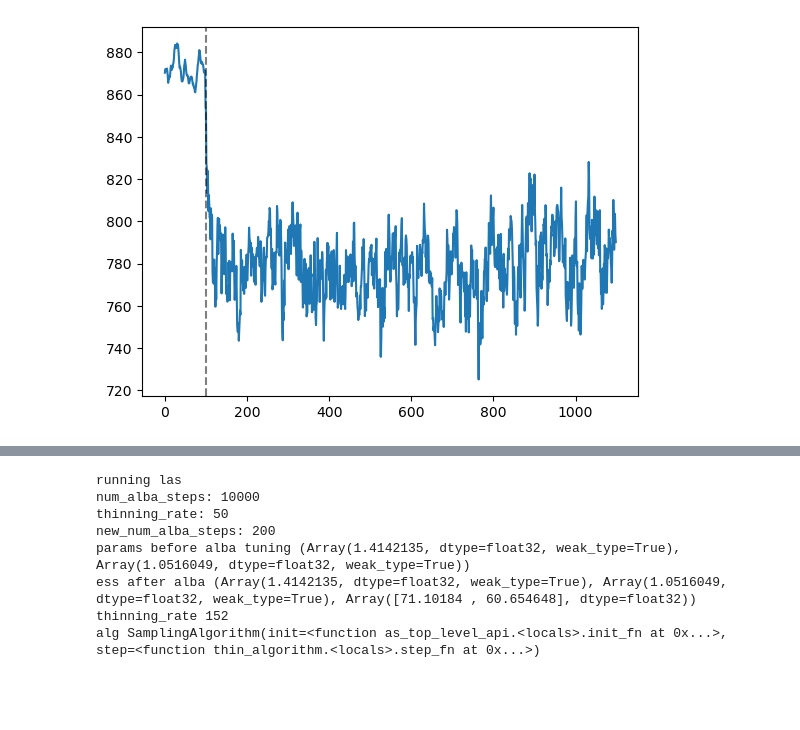
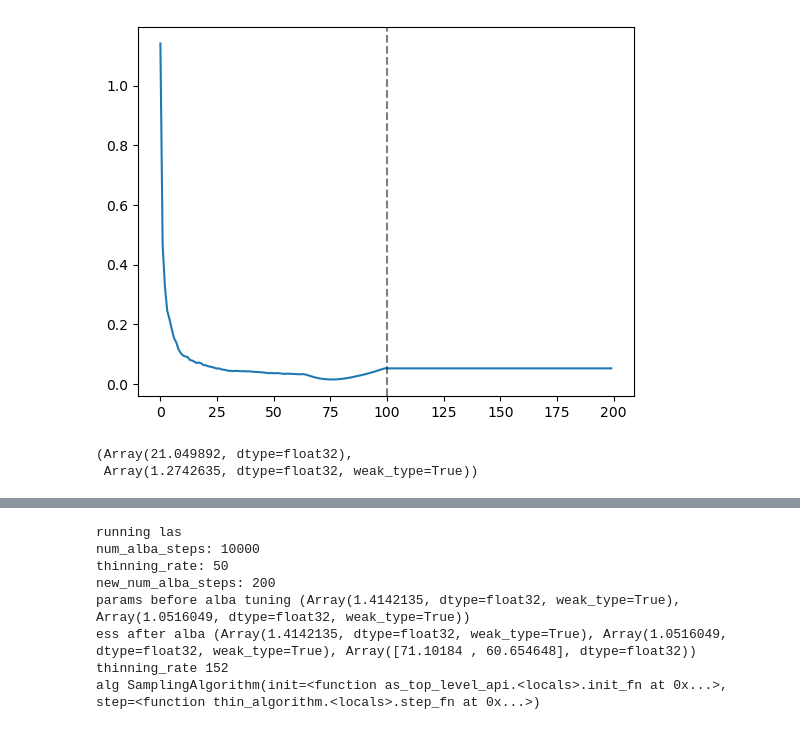
Before and after one commit to reubenharry/sampler-benchmarks, a Jupyter notebook: sampler-comparison/sampler_comparison/samplers/las.ipynb, the cells around one changed output, grey strips where cells are left out. Saved outputs shown, nothing was run; the diff lists cells and outputs as text; code cells hidden in the pictures; blank space fills up the shorter version.

```diff
--- a/sampler-comparison/sampler_comparison/samplers/las.ipynb
+++ b/sampler-comparison/sampler_comparison/samplers/las.ipynb
@@ -46,14 +322,15 @@ E0000 00:00:1761929691.038865  170820 cuda_blas.cc:1418] Unable to register cuBL
 # %%
 # run las on banana
 # model = IllConditionedGaussian(ndims=2, condition_number=1, eigenvalues='log')
-model = stochastic_volatility_mams_paper
 # num_steps1 = 1000
-num_adjusted_steps = 1000
-num_chains = 200
-diagonal_preconditioning = True
+num_adjusted_steps = 100
+num_chains = 100
+diagonal_preconditioning = False
 print("running las")
+# sampler = las(num_adjusted_steps, num_chains, diagonal_preconditioning, target_eevpd=2e-8)
 sampler = las(num_adjusted_steps, num_chains, diagonal_preconditioning, target_eevpd=5e-4)
 unadjusted_samples, adjusted_samples, infos, num_steps_unadjusted, step_sizes = sampler(model, key=jax.random.key(0))
+# unadjusted_samples = sampler(model, key=jax.random.key(0))
 # print(samples)
 # print(samples.shape)
 # %% [output]
@@ -140,24 +452,24 @@ fun = lambda i : ((((model.sample_transformations["square"].ground_truth_mean -
 adjusted_errs = jax.vmap(fun)(jnp.arange(adjusted_samples.shape[0])).mean(axis=-1)
 # %%
 ### COUNT GRADIENT CALLS!!!! TODO TODO
-drop_first_n_steps = 100
+drop_first_n_steps = 0
 plt.plot(np.concatenate([unadjusted_error_at_each_step[drop_first_n_steps:], adjusted_errs[:]]))
 # log scale
 # plt.plot(np.concatenate([adjusted_errs[:]]))
 # plt.yscale('log')
 # plt.plot(adjusted_errs)
 # plt.plot(unadjusted_error_at_each_step)
 # add a vertical line at the end of the unadjusted phase
 plt.axvline(x=unadjusted_error_at_each_step.shape[0] - drop_first_n_steps, color='black', linestyle='--', alpha=0.5)
 # plt.plot(unadjusted_error_at_each_step)
 # save in sampler-comparison/sampler_comparison/experiments/results/figures
 # plt.savefig(f'las_bias_{model.name}.png')
 plt.show()
 plt.close()
 # plt.plot(adjusted_error_at_each_step)
 # plt.show()
 # plt.savefig(f'las_bias_adjusted_{model.name}.png')
 # plt.close()
 # %% [output]
-[figure, old version]
+[figure, new version]
 # %%
@@ -164,0 +484,8 @@ plt.close()
+# %%
+# save metadata['inverse_mass_matrix'] to absolute path in storage
+
+# np.save('/global/cfs/cdirs/m4031/reubenh/inverse_mass_matrix.npy', metadata)
+metadata['L'], metadata['step_size']
+# %% [output]
+(Array(21.049892, dtype=float32),
+ Array(1.2742635, dtype=float32, weak_type=True))
```
Also changed, not shown: parts of 14 cells of this notebook, 8 other files.
